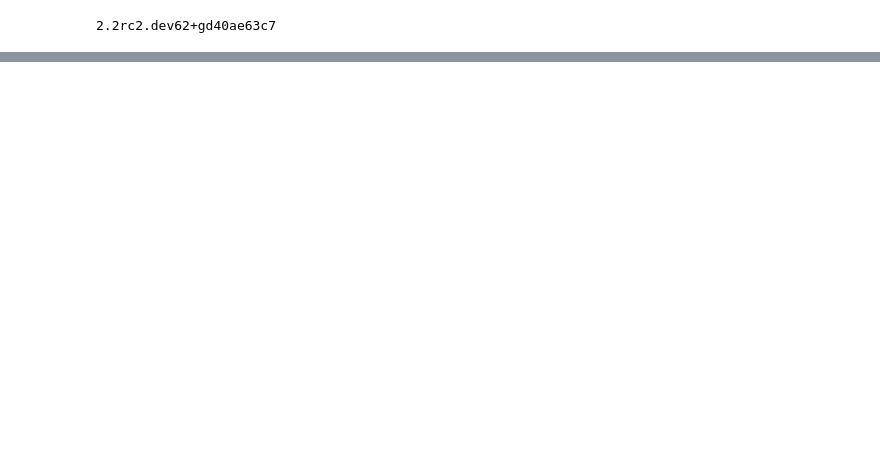
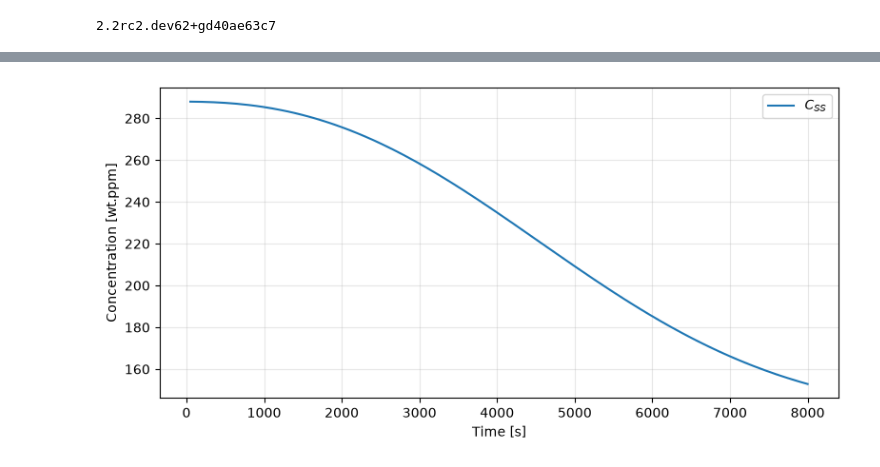
Before and after one commit to ck768/dolfinx-hydride, a Jupyter notebook: festim/growth_test.ipynb, the cells around one changed output, grey strips where cells are left out. Drawn from its saved outputs; the diff is of its cells as text; code cells hidden in the pictures; blank space fills up the shorter version.

```diff
--- a/festim/growth_test.ipynb
+++ b/festim/growth_test.ipynb
@@ -115,9 +115,12 @@ my_model.initial_conditions = [
 my_model.settings = F.Settings(atol=1e-10, rtol=1e-10, final_time=8000)
 my_model.settings.stepsize = F.Stepsize(50.0)
 
+total_vol = F.AverageVolume(field=C_SS, volume=volume, filename="growth/total_volume_C_SS.txt")
+
 my_model.exports = [
-    F.VTXSpeciesExport(field=C_SS,   filename="C_SS.bp"),
-    F.VTXSpeciesExport(field=C_prec, filename="C_prec.bp"),
+    F.VTXSpeciesExport(field=C_SS,   filename="growth/C_SS.bp"),
+    F.VTXSpeciesExport(field=C_prec, filename="growth/C_prec.bp"),
+    total_vol
 ]
 
 my_model.initialise()
@@ -128,0 +128,13 @@ ld: warning: duplicate -rpath '/Users/ckhurana/miniconda3/envs/festim-dev/lib' i
+# %%
+import matplotlib.pyplot as plt
+
+plt.figure(figsize=(8, 4))
+plt.plot(total_vol.t, total_vol.data, label=r"$C_{SS}$")
+plt.xlabel("Time [s]")
+plt.ylabel("Concentration [wt.ppm]")
+plt.legend()
+plt.grid(True, alpha=0.3)
+plt.tight_layout()
+plt.show()
+# %% [output]
+[figure, added]
```
Also changed, not shown: parts of 1 cell of this notebook, 2 other files.
